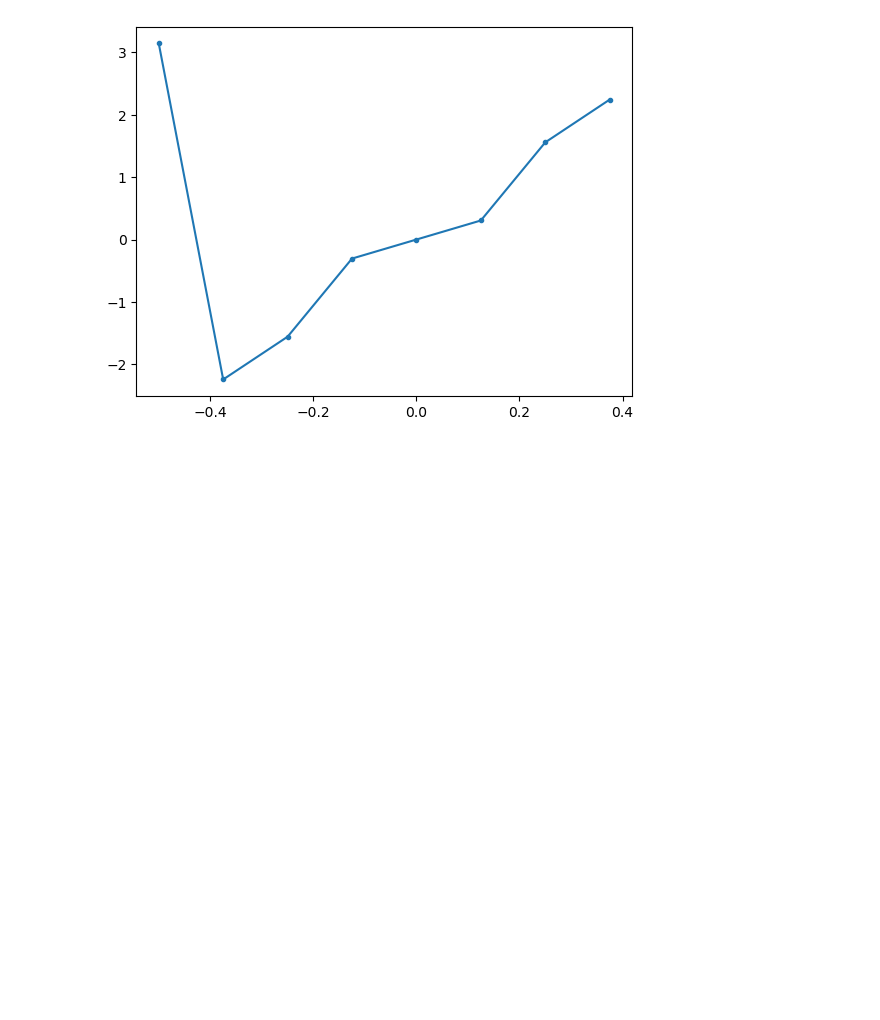
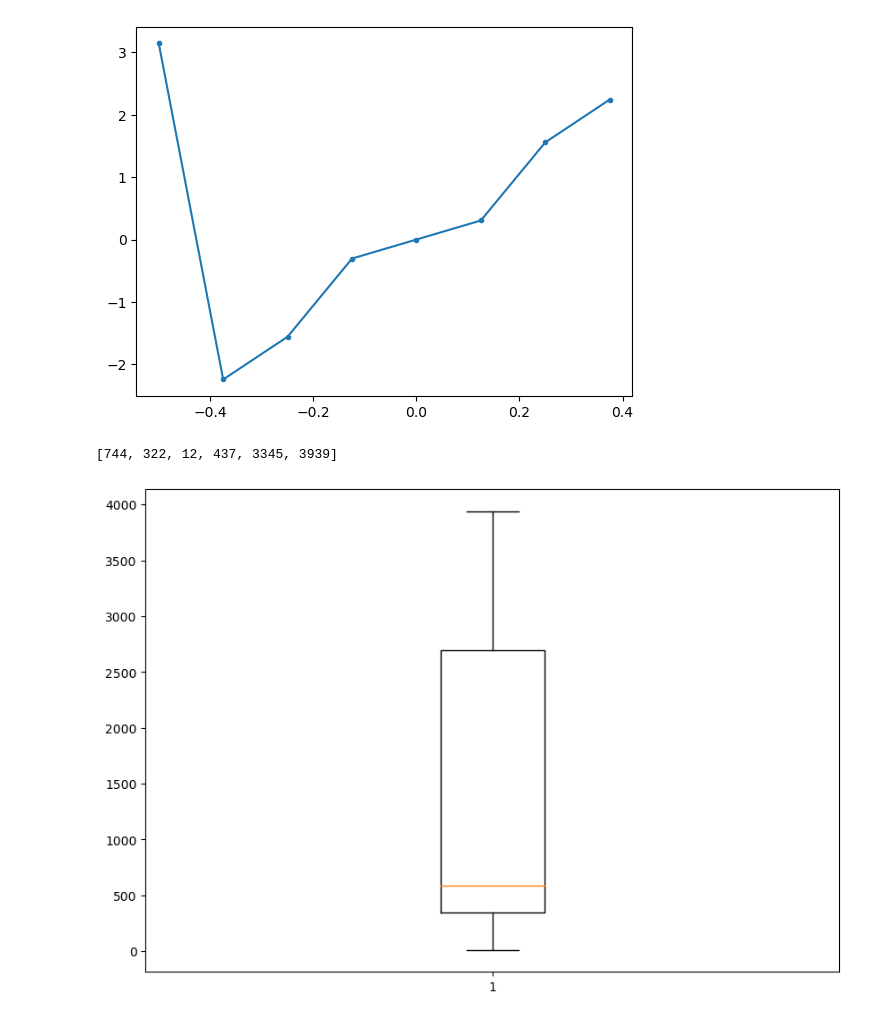
Before and after one commit to s2458588/wsm-tokenizer, a Jupyter notebook: src/map2morpheme.ipynb, the cells around one changed output. Saved outputs shown, nothing was run; the diff lists cells and outputs as text; code cells hidden in the pictures; blank space fills up the shorter version.

```diff
--- a/src/map2morpheme.ipynb
+++ b/src/map2morpheme.ipynb
@@ -136,3 +157,23 @@ pp.show()
 # %% [output]
 [figure]
 [figure]
+# %%
+wm1 = wordmapper.WordMapper("ernten", pc.counted_corpus)
+# %%
+wm1.wordmap
+# %% [output]
+[744, 322, 12, 437, 3345, 3939]
+# %%
+# Creating dataset
+
+data = wm1.wordmap
+
+fig = pp.figure(figsize =(10, 7))
+
+# Creating plot
+pp.boxplot(data)
+
+# show plot
+pp.show()
+# %% [output]
+[figure, added]
```
Also changed, not shown: parts of 5 cells of this notebook, 3 other files.
